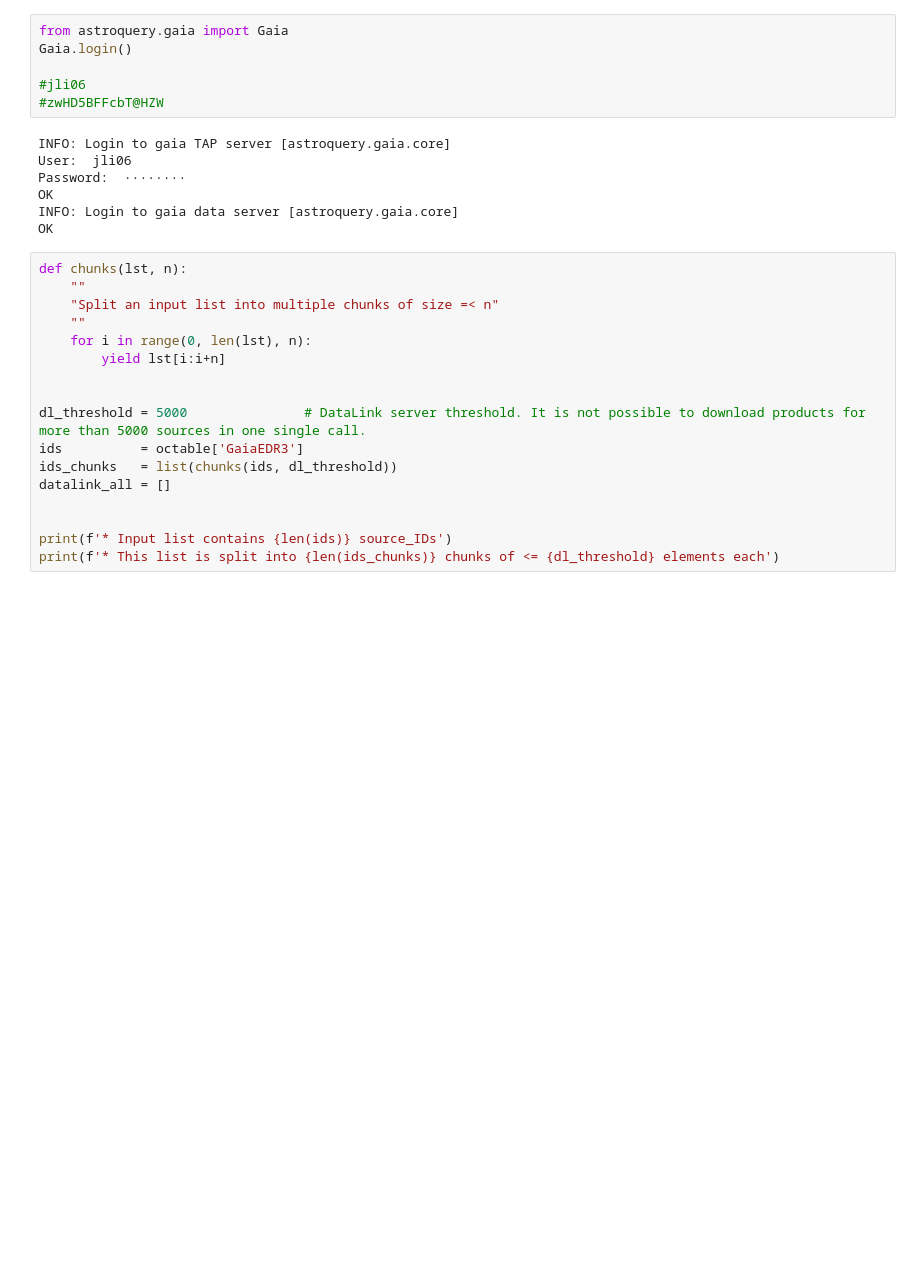
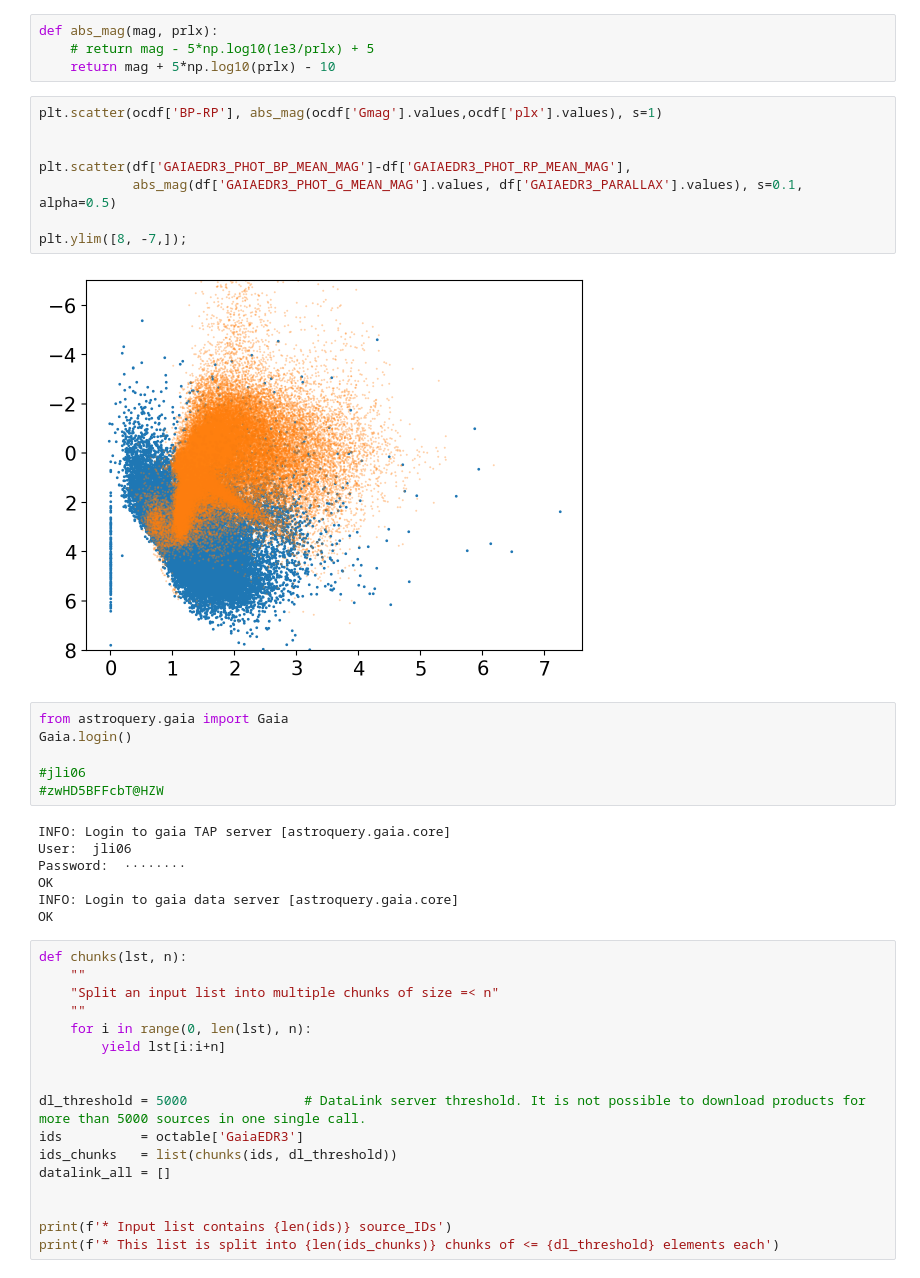
Before and after one commit to jiadonglee/aspgap, a Jupyter notebook: docs/plot_XP.ipynb, the cells around one changed output. Drawn from its saved outputs; the diff is of its cells as text; blank space fills up the shorter version.

```diff
--- a/docs/plot_XP.ipynb
+++ b/docs/plot_XP.ipynb
@@ -129,3 +194,17 @@ print(ocdf.shape, ocdf.columns)
+# %%
+def abs_mag(mag, prlx):
+    # return mag - 5*np.log10(1e3/prlx) + 5
+    return mag + 5*np.log10(prlx) - 10
+# %%
+plt.scatter(ocdf['BP-RP'], abs_mag(ocdf['Gmag'].values,ocdf['plx'].values), s=1)
+
+
+plt.scatter(df['GAIAEDR3_PHOT_BP_MEAN_MAG']-df['GAIAEDR3_PHOT_RP_MEAN_MAG'],
+            abs_mag(df['GAIAEDR3_PHOT_G_MEAN_MAG'].values, df['GAIAEDR3_PARALLAX'].values), s=0.1, alpha=0.5)
+
+plt.ylim([8, -7,]);
+# %% [output]
+[figure, added]
 # %%
 from astroquery.gaia import Gaia
 Gaia.login()
```
Also changed, not shown: parts of 63 cells of this notebook, 15 other files.
